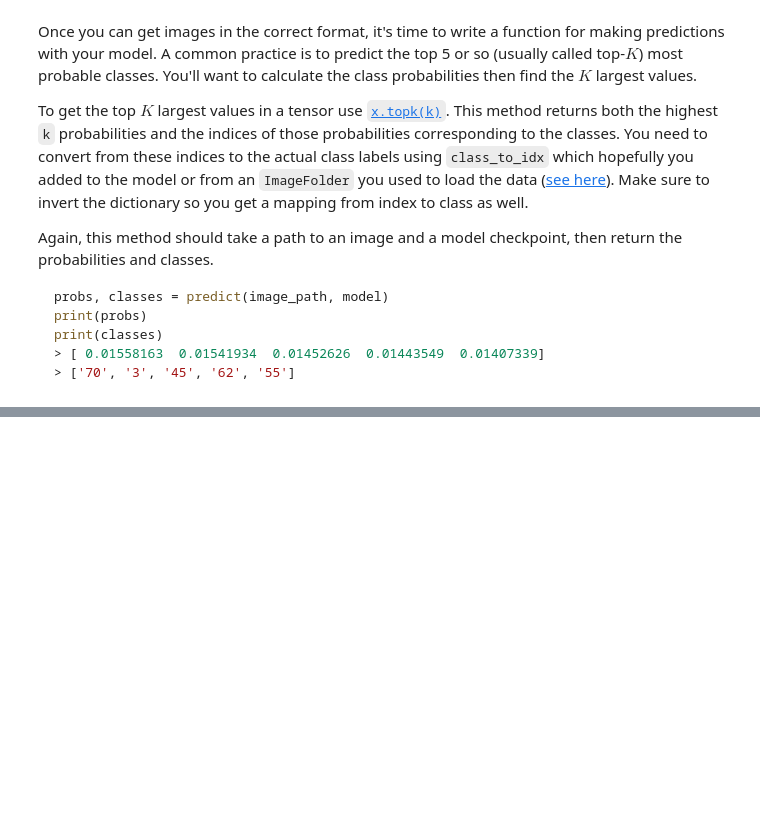
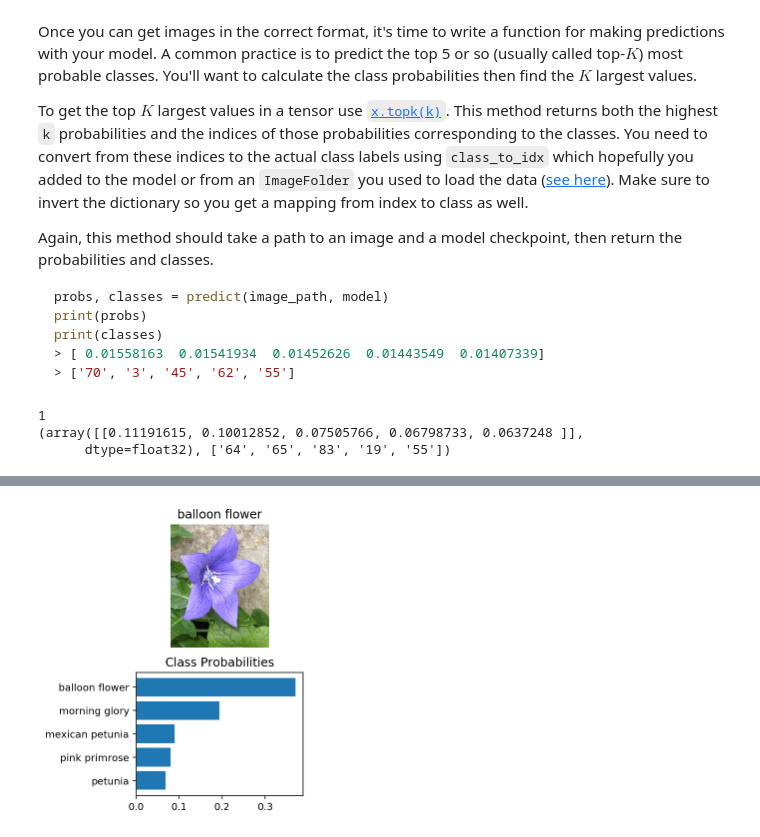
Before and after one commit to margierain/aipnd-project, a Jupyter notebook: Image Classifier Project.ipynb, the cells around one changed output, grey strips where cells are left out. Drawn from its saved outputs; the diff is of its cells as text; code cells hidden in the pictures; blank space fills up the shorter version.

```diff
--- a/Image Classifier Project.ipynb
+++ b/Image Classifier Project.ipynb
@@ -449,6 +480,3 @@ def imshow(image, ax=None, title=None):
     ax.imshow(image)
 
     return ax
-# %%
-image = process_image(Image.open('img_test.jpg'))
-imshow(torch.FloatTensor(image))
@@ -474,8 +514,30 @@ print(classes)
 def predict(image_path, model, topk=5):
     ''' Predict the class (or classes) of an image using a trained deep learning model.
     '''
+    # TODO: Implement the code to predict the class from an image file
+    idx_to_class = {v: k for k, v in class_to_idx.items()}
 
-    # TODO: Implement the code to predict the class from an image file
+
+    image = torch.FloatTensor([process_image(image_path)])
+    image = image.to(device)
+    model = model.to(device)
+    model.eval()
+    with torch.no_grad():
+        prediction = model.forward(image)
+
+    # Save probs and classes
+    probs = np.array(torch.exp(prediction).topk(topk)[0])
+    classes = np.array(torch.exp(prediction).topk(topk)[1])
+    classes = [idx_to_class[c] for c in classes[0,:]]  # classes.shape = (1,5)
+
+    return probs, classes
+# %%
+print(class_to_idx['10'])
+print(predict('flowers/test/1/image_06752.jpg', model))
+# %% [output]
+1
+(array([[0.11191615, 0.10012852, 0.07505766, 0.06798733, 0.0637248 ]],
+      dtype=float32), ['64', '65', '83', '19', '55'])
 # %% [markdown]
 ## Sanity Checking
 
@@ -488,0 +549,23 @@ You can convert from the class integer encoding to actual flower names with the
+# %%
+# TODO: Display an image along with the top 5 classes
+def show_image_and_probs(image, model):
+    proc_image = process_image(image)
+    probs, classes = predict(image, model)
+
+    fig, (f1, f2) = plt.subplots(figsize=(3,5), ncols=1, nrows=2)
+    f1.set_title(cat_to_name[classes[0]])
+    f1.imshow(Image.open(image))
+    f1.axis('off')
+
+
+    y_pos = np.arange(len(probs[0]))
+
+    f2.barh(y_pos, probs[0])
+    plt.yticks(y_pos)
+    f2.set_yticklabels([cat_to_name[c] for c in classes])
+    f2.invert_yaxis()
+    f2.set_title("Class Probabilities")
+
+show_image_and_probs('flowers/test/19/image_06186.jpg', model)
+# %% [output]
+[figure, added]
```
Also changed, not shown: parts of 14 cells of this notebook.
